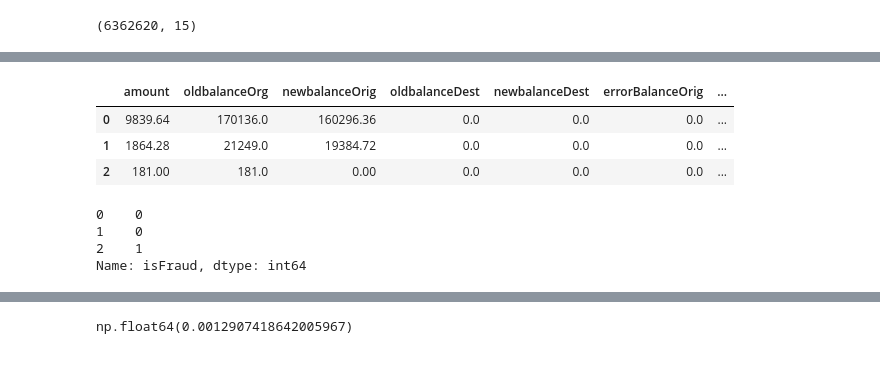
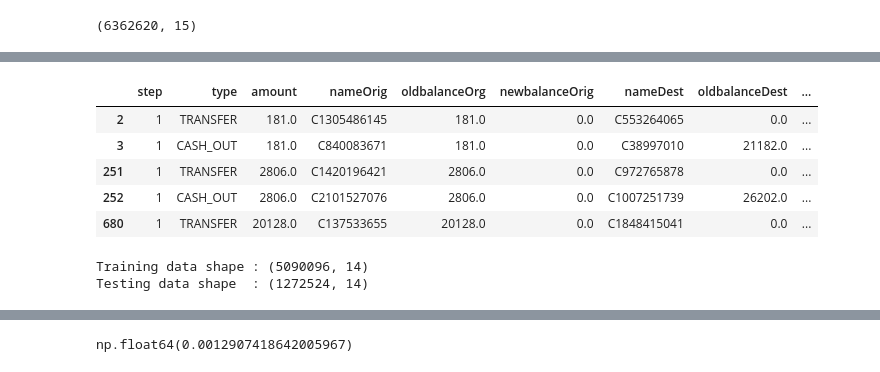
Before and after one commit to RiteshSnippet/End-To-End-Fraud-Detection-MLOps, a Jupyter notebook: notebooks/model_training.ipynb, the cells around one changed output, grey strips where cells are left out. Cells and saved outputs as stored; diff of their text form; code cells hidden in the pictures.

```diff
--- a/notebooks/model_training.ipynb
+++ b/notebooks/model_training.ipynb
@@ -21,17 +17,46 @@ feature_cols = ["type", "amount", "oldbalanceOrg", "newbalanceOrig",
+# %%
+df[df["isFraud"] == 1].head(5)
+# %% [output]
+|  | step | type | amount | nameOrig | oldbalanceOrg | newbalanceOrig | nameDest | oldbalanceDest | ... |
+| 2 | 1 | TRANSFER | 181.0 | C1305486145 | 181.0 | 0.0 | C553264065 | 0.0 | ... |
+| 3 | 1 | CASH_OUT | 181.0 | C840083671 | 181.0 | 0.0 | C38997010 | 21182.0 | ... |
+| 251 | 1 | TRANSFER | 2806.0 | C1420196421 | 2806.0 | 0.0 | C972765878 | 0.0 | ... |
+| 252 | 1 | CASH_OUT | 2806.0 | C2101527076 | 2806.0 | 0.0 | C1007251739 | 26202.0 | ... |
+| 680 | 1 | TRANSFER | 20128.0 | C137533655 | 20128.0 | 0.0 | C1848415041 | 0.0 | ... |
 # %%
-X = pd.get_dummies(df[feature_cols], columns=["type"], drop_first=True)
-X.head(3)
+target_column = "isFraud"
+
+X = df.drop(columns=[target_column])
+y = df[target_column]
-# %% [output]
-|  | amount | oldbalanceOrg | newbalanceOrig | oldbalanceDest | newbalanceDest | errorBalanceOrig | ... |
-| 0 | 9839.64 | 170136.0 | 160296.36 | 0.0 | 0.0 | 0.0 | ... |
-| 1 | 1864.28 | 21249.0 | 19384.72 | 0.0 | 0.0 | 0.0 | ... |
-| 2 | 181.00 | 181.0 | 0.00 | 0.0 | 0.0 | 0.0 | ... |
 # %%
-y = df["isFraud"]
+from sklearn.model_selection import train_test_split
+from sklearn.compose import ColumnTransformer
+from sklearn.preprocessing import OneHotEncoder
+
+X_train, X_test, y_train, y_test = train_test_split(
+    X,
+    y,
+    test_size=0.2,
+    random_state=42,
+    stratify=y
+)
+
+print("Training data shape :", X_train.shape)
+print("Testing data shape  :", X_test.shape)
+# %% [output]
+Training data shape : (5090096, 14)
+Testing data shape  : (1272524, 14)
 # %%
-y.head(3)
+numerical_cols = [
+    "amount",
+    "oldbalanceOrg",
+    "newbalanceOrig",
+    "oldbalanceDest",
+    "newbalanceDest",
+    "errorBalanceOrig",
+    "errorBalanceDest",
+    "hour",
+    "day"
+]
+
+categorical_cols = ["type"]
-# %% [output]
-0    0
-1    0
-2    1
-Name: isFraud, dtype: int64
```
Also changed, not shown: parts of 20 cells of this notebook, 7 other files.
